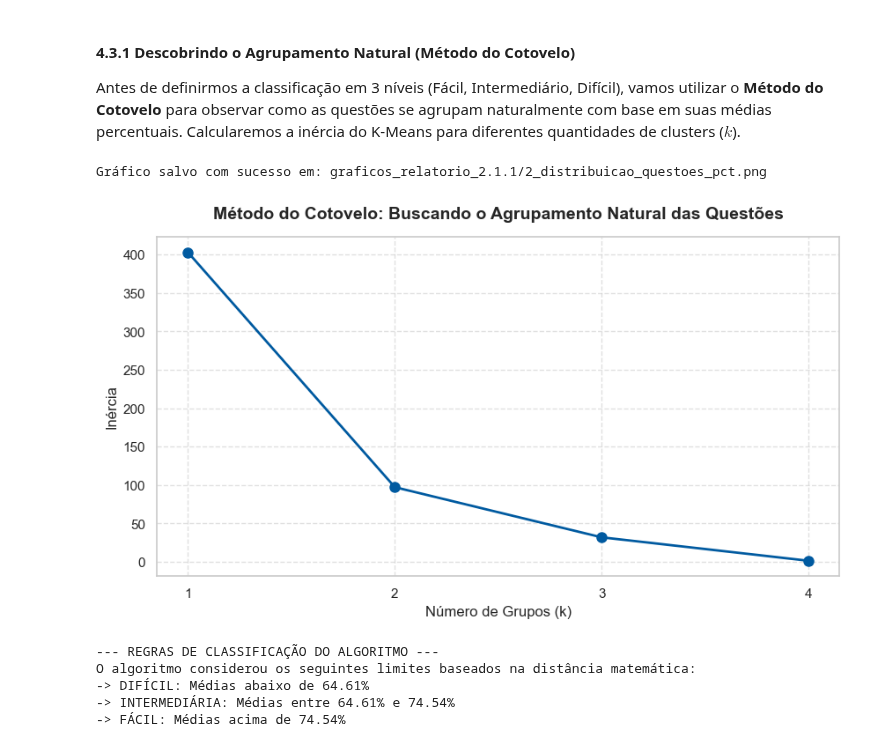
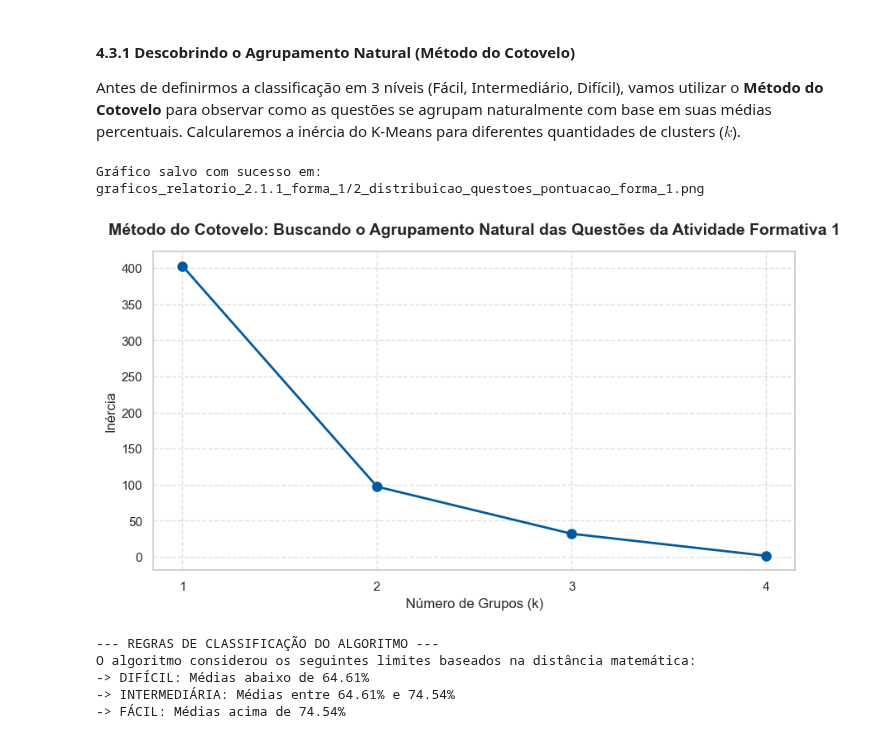
Before and after one commit to fabcmc/pba_se_2026, a Jupyter notebook: SE_2026.1_Formativa_1.ipynb, the cells around one changed output. Saved outputs shown, nothing was run; the diff lists cells and outputs as text; code cells hidden in the pictures.

Commit message:
Adjusting the code to be able to be used for other reports (formativas)

```diff
--- a/SE_2026.1_Formativa_1.ipynb
+++ b/SE_2026.1_Formativa_1.ipynb
@@ -167,11 +224,11 @@ def to_snake_case(column_name):
 
 # Aplica a função to_snake_case aos nomes das colunas
 df_turmas.columns = [to_snake_case(col) for col in df_turmas.columns]
-df_relatorios_formativa_1.columns = [to_snake_case(col) for col in df_relatorios_formativa_1.columns]
+df_relatorios_formativa.columns = [to_snake_case(col) for col in df_relatorios_formativa.columns]
 
 # Verificando resultados
 print(df_turmas.columns)
-print(df_relatorios_formativa_1.columns)
+print(df_relatorios_formativa.columns)
 # %% [output]
 Index(['turma', 'escola', 'municipio', 'qtd_alfabetizandos', 'coordenador',
        'alfabetizador', 'data_inicio', 'data_prevista_de_fim',
@@ -214,7 +271,7 @@ def transformar_dados_pba(df_pedag, df_turmas, df_diag=None):
         if col in df_turmas.columns:
             df_turmas[col] = pd.to_datetime(df_turmas[col], dayfirst=True, errors='coerce')
 
-    # Transformação de Datas (df_relatorios_formativa_1 - se existir)
+    # Transformação de Datas (df_relatorios_formativa - se existir)
     if df_diag is not None and "DATA DE LANÇAMENTO" in df_diag.columns:
         df_diag["data_de_lancamento"] = pd.to_datetime(df_diag["data_de_lancamento"], dayfirst=True, errors='coerce')
 
@@ -222,12 +279,12 @@ def transformar_dados_pba(df_pedag, df_turmas, df_diag=None):
     return df_pedag, df_turmas, df_diag
 
 # Aplicando a função
-df_pedagogico, df_turmas, df_relatorios_formativa_1 = transformar_dados_pba(df_pedagogico, df_turmas, df_relatorios_formativa_1)
+df_pedagogico, df_turmas, df_relatorios_formativa = transformar_dados_pba(df_pedagogico, df_turmas, df_relatorios_formativa)
 
 # Checando resultados
 print(df_pedagogico.info())
 print(df_turmas.info())
-print(df_relatorios_formativa_1.info())
+print(df_relatorios_formativa.info())
 # %% [output]
 Transformação concluída com sucesso!
 <class 'pandas.core.frame.DataFrame'>
@@ -698,11 +755,11 @@ Para entender quais habilidades foram melhor assimiladas e quais precisam de ref
 # %%
 # Definindo as pontuações máximas por questão
 pontuacoes_maximas = {
-    'forma_1_q1': 6.0,
-    'forma_1_q2': 8.0,
-    'forma_1_q3': 2.0,
-    'forma_1_q4': 4.0,
-    'forma_1_q5': 12.0
+    f'{PREFIXO_COLUNA}_q1': 6.0,
+    f'{PREFIXO_COLUNA}_q2': 8.0,
+    f'{PREFIXO_COLUNA}_q3': 2.0,
+    f'{PREFIXO_COLUNA}_q4': 4.0,
+    f'{PREFIXO_COLUNA}_q5': 12.0
 }
 
 questoes = list(pontuacoes_maximas.keys())
@@ -795,37 +850,37 @@ Antes de definirmos a classificação em 3 níveis (Fácil, Intermediário, Dif
 # %%
 # Importando a biblioteca caso ainda não tenha importado
 inercia = []
 # Como temos apenas 5 questões, vamos testar k de 1 até 4
 valores_k = range(1, 5)
 
 for k in valores_k:
     # O n_init=10 é adicionado para evitar warnings em versões mais recentes do scikit-learn
     kmeans_teste = KMeans(n_clusters=k, random_state=42, n_init=10)
     kmeans_teste.fit(medias_questoes[['media_percentual']])
 
     # inertia_ guarda a soma das distâncias quadradas dentro dos clusters
     inercia.append(kmeans_teste.inertia_)
 
 # Plotando o gráfico do Método do Cotovelo
 plt.figure(figsize=(10, 5))
 plt.plot(valores_k, inercia, marker='o', linestyle='-', color='#005aa0', linewidth=2, markersize=8)
 
-plt.title('Método do Cotovelo: Buscando o Agrupamento Natural das Questões', fontsize=14, fontweight='bold', pad=15)
+plt.title(f'Método do Cotovelo: Buscando o Agrupamento Natural das Questões da {NOME_AVALIACAO}', fontsize=14, fontweight='bold', pad=15)
 plt.xlabel('Número de Grupos (k)', fontsize=12)
 plt.ylabel('Inércia', fontsize=12)
 plt.xticks(valores_k)
 plt.grid(True, linestyle='--', alpha=0.6)
 
 # Salvando o gráfico
-nome_grafico_3 = '3_metodo_cotovelo_questoes.png'
+nome_grafico_3 = f'3_metodo_cotovelo_questoes_{PREFIXO_COLUNA}.png'
 caminho_grafico_3 = os.path.join(dir_graficos, nome_grafico_3)
 
 plt.savefig(caminho_grafico_3, dpi=300, bbox_inches='tight')
 print(f"Gráfico salvo com sucesso em: {caminho_grafico_2}")
 plt.show()
 # %% [output]
-Gráfico salvo com sucesso em: graficos_relatorio_2.1.1/2_distribuicao_questoes_pct.png
+Gráfico salvo com sucesso em: graficos_relatorio_2.1.1_forma_1/2_distribuicao_questoes_pontuacao_forma_1.png
-[figure, old version]
+[figure, new version]
 # %%
 # 1. Pegamos os valores centrais (centroides) que o algoritmo encontrou e os ordenamos
 centroides = kmeans.cluster_centers_.flatten()
```
Also changed, not shown: parts of 18 cells of this notebook.
